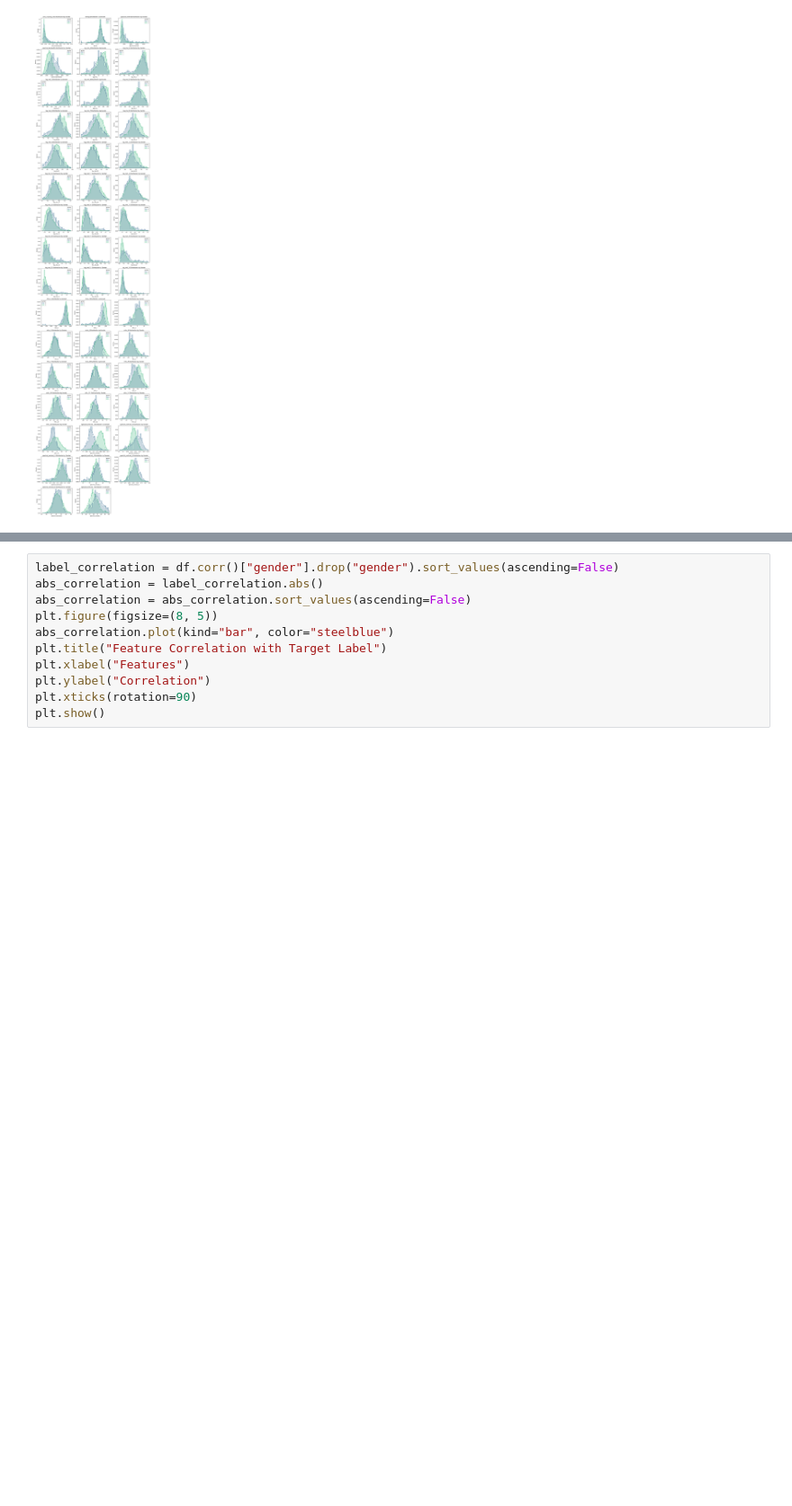
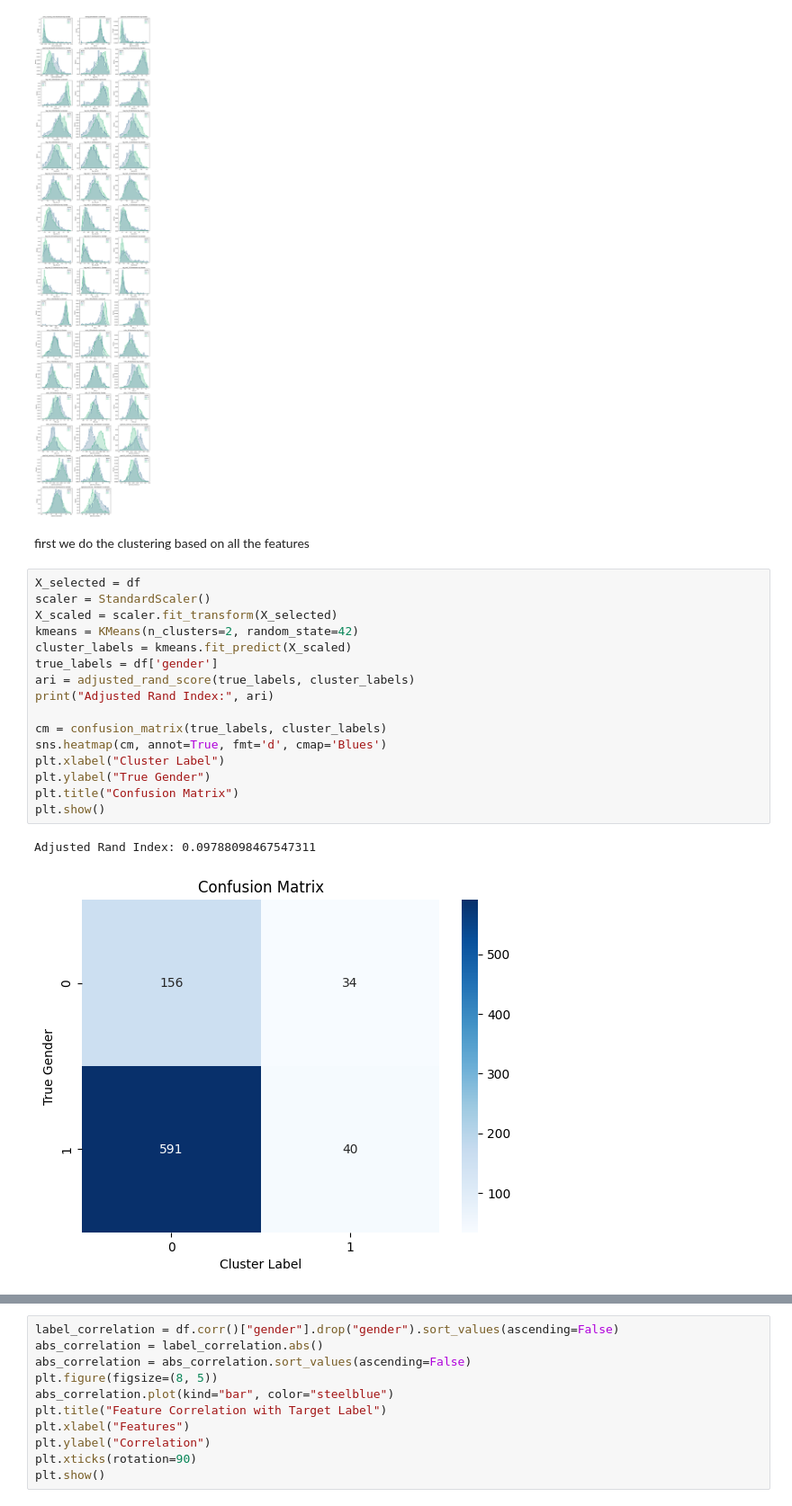
Before and after one commit to kasrahj/ML-Final-Project, a Jupyter notebook: clustering.ipynb, the cells around one changed output, grey strips where cells are left out. Shown at 90% size. Drawn from its saved outputs; the diff is of its cells as text; blank space fills up the shorter version.

Commit message:
add: naive clustering

```diff
--- a/clustering.ipynb
+++ b/clustering.ipynb
@@ -61,3 +61,24 @@ plt.tight_layout()
 plt.show()
 # %% [output]
 [figure]
+# %% [markdown]
+first we do the clustering based on all the features
+# %%
+X_selected = df
+scaler = StandardScaler()
+X_scaled = scaler.fit_transform(X_selected)
+kmeans = KMeans(n_clusters=2, random_state=42)
+cluster_labels = kmeans.fit_predict(X_scaled)
+true_labels = df['gender']
+ari = adjusted_rand_score(true_labels, cluster_labels)
+print("Adjusted Rand Index:", ari)
+
+cm = confusion_matrix(true_labels, cluster_labels)
+sns.heatmap(cm, annot=True, fmt='d', cmap='Blues')
+plt.xlabel("Cluster Label")
+plt.ylabel("True Gender")
+plt.title("Confusion Matrix")
+plt.show()
+# %% [output]
+Adjusted Rand Index: 0.09788098467547311
+[figure, added]
```
Also changed, not shown: parts of 3 cells of this notebook.
